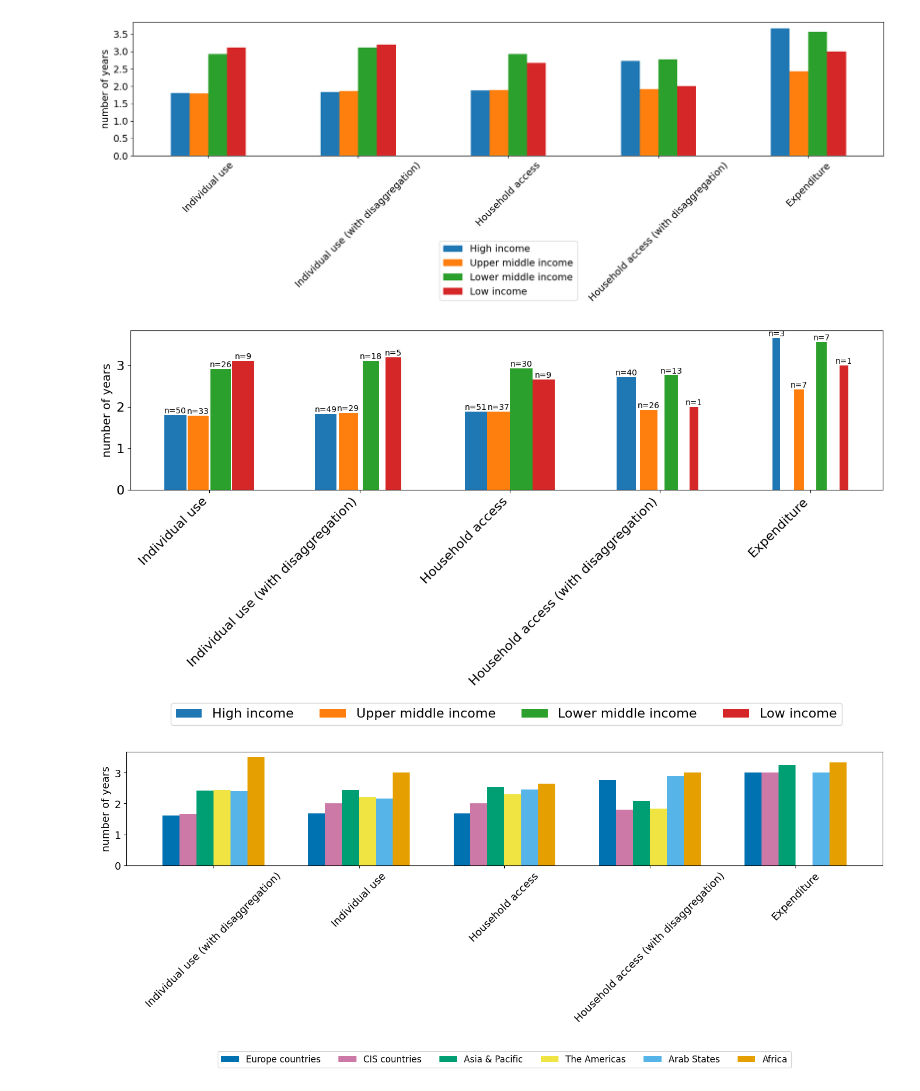
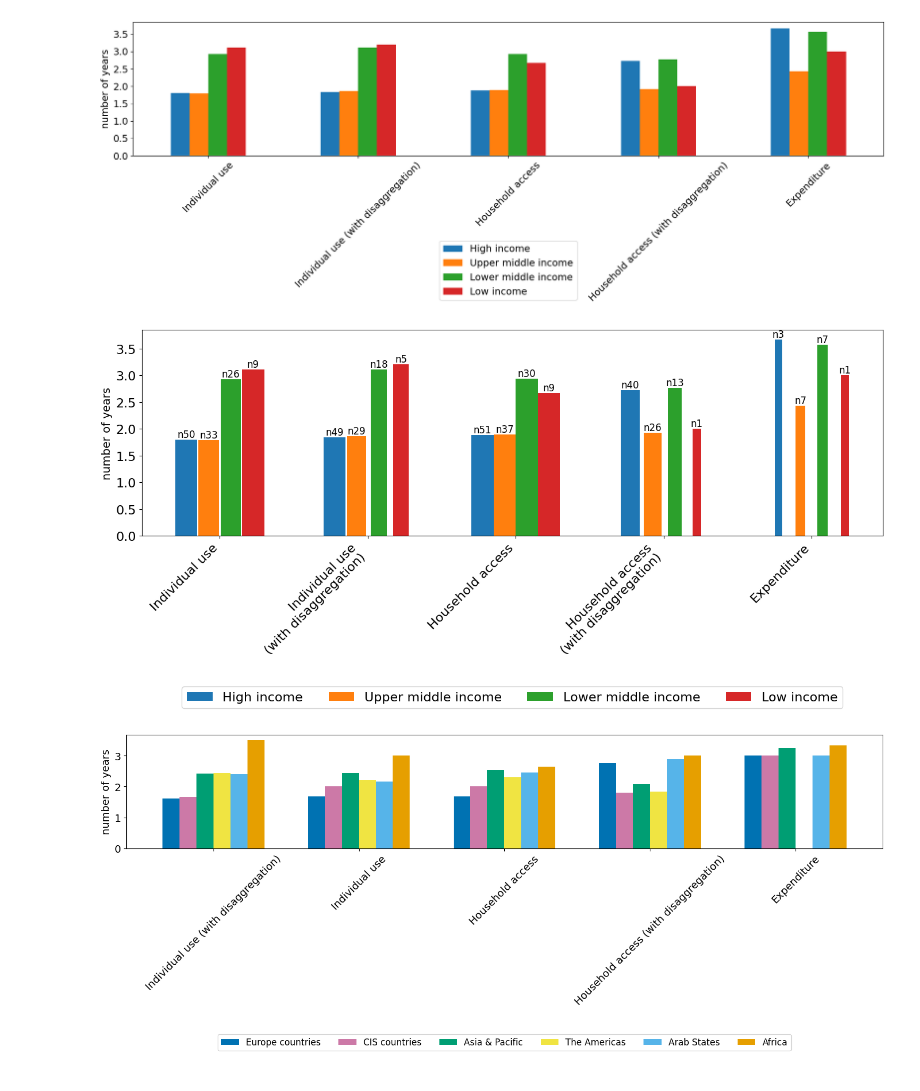
Before and after one commit to dianakorka/statistical_capacity, a Jupyter notebook: HH_capacity_index_rev.ipynb, the cells around one changed output. Cells and saved outputs as stored; diff of their text form; code cells hidden in the pictures.

```diff
--- a/HH_capacity_index_rev.ipynb
+++ b/HH_capacity_index_rev.ipynb
@@ -832,8 +832,8 @@ from matplotlib.patches import Patch
 rename_dict = {
     'entry_household_5y': 'Household access',
     'entry_individual_5y': 'Individual use',
-    'disaggregated_household_5y': 'Household access (with disaggregation)',
-    'disaggregated_individual_5y': 'Individual use (with disaggregation)',
+    'disaggregated_household_5y': 'Household access\n((with disaggregation)',
+    'disaggregated_individual_5y': 'Individual use\n((with disaggregation)',
     'expenditure_5y': 'Expenditure',
 }
 
@@ -893,10 +893,10 @@ for i, income_group in enumerate(custom_order):
             ax.text(
                 bar_x,
                 value,
-                f'n={count}',
+                f'n{count}',
                 ha='center',
                 va='bottom',
-                fontsize=9,
+                fontsize=12,
                 rotation=0
             )
 
@@ -914,7 +914,7 @@ plt.subplots_adjust(bottom=0.7)
 plt.legend(
     handles=legend_handles,
     loc='upper center',
-    bbox_to_anchor=(0.5, -1.2),
+    bbox_to_anchor=(0.5, -0.6),
     ncol=4,
     fontsize=14
 )
@@ -991,8 +991,8 @@ plt.show()
 rename_dict = {
     'entry_household_5y': 'Household access',
     'entry_individual_5y': 'Individual use',
-    'disaggregated_household_5y': 'Household access (with disaggregation)',
-    'disaggregated_individual_5y': 'Individual use (with disaggregation)',
+    'disaggregated_household_5y': 'Household access\n(with disaggregation)',
+    'disaggregated_individual_5y': 'Individual use\n(with disaggregation)',
     'expenditure_5y': 'Expenditure',
 }
 
@@ -1026,7 +1026,7 @@ min_width_factor = 0.3
 max_width_factor = 1.0
 
 # Create figure
-fig, ax = plt.subplots(figsize=(16, 6))
+fig, ax = plt.subplots(figsize=(16, 6.2))
 
 # Plot each region separately to control width
 x = np.arange(len(means_sorted.index))
@@ -1057,10 +1057,10 @@ for i, region in enumerate(custom_order):
             ax.text(
                 bar_x,
                 value,
-                f'n={count}',
+                f'n{count}',
                 ha='center',
                 va='bottom',
-                fontsize=9,
+                fontsize=12,
                 rotation=0
             )
 
@@ -1074,11 +1074,11 @@ ax.tick_params(axis='y', labelsize=14)
 legend_handles = [Patch(facecolor=custom_colors[i], label=region)
                   for i, region in enumerate(custom_order)]
 
-plt.subplots_adjust(bottom=0.7)
+plt.subplots_adjust(bottom=0.5)
 plt.legend(
     handles=legend_handles,
     loc='upper center',
-    bbox_to_anchor=(0.5, -1.1),
+    bbox_to_anchor=(0.5, -0.6),
     ncol=7,
     fontsize=14
 )
@@ -2106,8 +2106,8 @@ custom_order = ['Developed-OECD', 'Other developing and transition', 'SIDS + LDC
 rename_dict = {
     'timeliness_entry_household': 'Household access',
     'timeliness_entry_individual': 'Individual use',
-    'timeliness_disaggregated_household': 'Household access (with disaggregation)',
-    'timeliness_disaggregated_individual': 'Individual use (with disaggregation)',
+    'timeliness_disaggregated_household': 'Household access\n(with disaggregation)',
+    'timeliness_disaggregated_individual': 'Individual use\n(with disaggregation)',
     'timeliness_expenditure': 'Expenditure',
 }
 
@@ -2133,7 +2133,7 @@ min_width_factor = 0.3
 max_width_factor = 1.0
 
 # Create figure
-fig, ax = plt.subplots(figsize=(14, 6))
+fig, ax = plt.subplots(figsize=(14, 6.2))
 
 # Plot each region separately to control width
 x = np.arange(len(means_sorted.index))
@@ -2186,7 +2186,7 @@ plt.subplots_adjust(bottom=0.7)
 plt.legend(
     handles=legend_handles,
     loc='upper center',
-    bbox_to_anchor=(0.5, -1.6
+    bbox_to_anchor=(0.5, -0.6
                     ),
     ncol=4,
     fontsize=14
@@ -2255,8 +2255,8 @@ custom_order = ['High income', 'Upper middle income', 'Lower middle income', 'Lo
 rename_dict = {
     'timeliness_entry_household': 'Household access',
     'timeliness_entry_individual': 'Individual use',
-    'timeliness_disaggregated_household': 'Household access (with disaggregation)',
-    'timeliness_disaggregated_individual': 'Individual use (with disaggregation)',
+    'timeliness_disaggregated_household': 'Household access\n(with disaggregation)',
+    'timeliness_disaggregated_individual': 'Individual use\n(with disaggregation)',
     'timeliness_expenditure': 'Expenditure',
 }
 
@@ -2282,7 +2282,7 @@ min_width_factor = 0.3
 max_width_factor = 1.0
 
 # Create figure
-fig, ax = plt.subplots(figsize=(14, 6.5))
+fig, ax = plt.subplots(figsize=(14, 6.1))
 
 # Plot each region separately to control width
 x = np.arange(len(means_sorted.index))
@@ -2313,37 +2313,37 @@ for i, region in enumerate(custom_order):
             ax.text(
                 bar_x,
                 value,
-                f'n={count}',
+                f'n{count}',
                 ha='center',
                 va='bottom',
-                fontsize=10,
+                fontsize=12,
                 rotation=0
             )
 
 ax.set_xlabel('', fontsize=15)
 ax.set_ylabel('number of years', fontsize=14)
 #plt.title('Timeliness in 2025: time lag of latest available data point in number of years (available data only)')
 ax.set_xticks(x)
 ax.set_xticklabels(means_sorted.index, rotation=45, fontsize=16, ha='right')
 ax.tick_params(axis='y', labelsize=16)
 
 # Create custom legend
 legend_handles = [Patch(facecolor=custom_colors[i], label=region)
                   for i, region in enumerate(custom_order)] #
 
 plt.subplots_adjust(bottom=0.7)
 plt.legend(
     handles=legend_handles,
     loc='upper center',
-    bbox_to_anchor=(0.5, -1.3),
+    bbox_to_anchor=(0.5, -0.7),
     ncol=4,
     fontsize=16
 )
 
 plt.tight_layout()
 plt.show()
 # %% [output]
-[figure, old version]
+[figure, new version]
 # %%
 # Define your custom order
 custom_order = ['Europe countries','CIS countries', 'Asia & Pacific', 'The Americas', 'Arab States', 'Africa']
```
Also changed, not shown: parts of 22 cells of this notebook.
